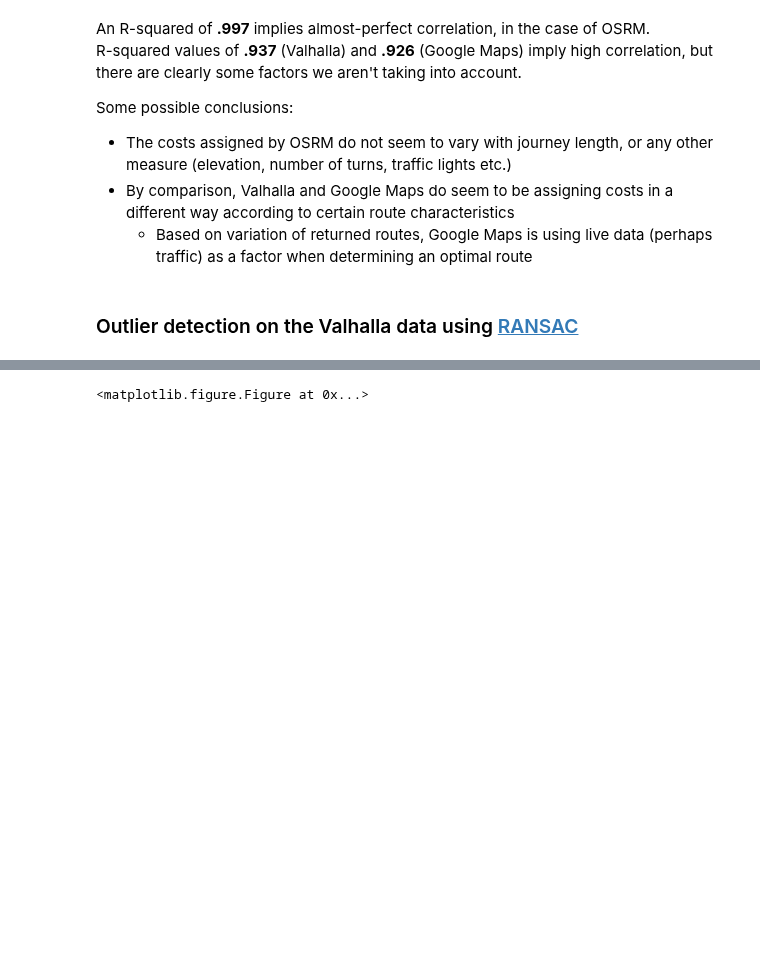
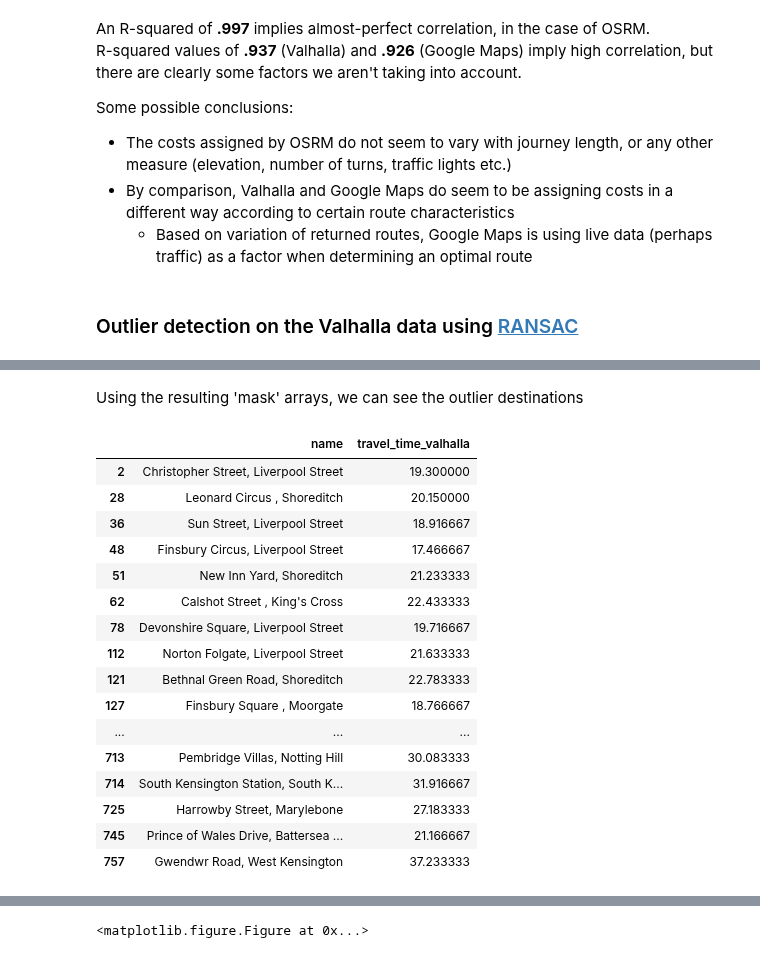
Before and after one commit to urschrei/router_comparison, a Jupyter notebook: OSRM_vs_Valhalla.ipynb, the cells around one changed output, grey strips where cells are left out. Cells and saved outputs as stored; diff of their text form; code cells hidden in the pictures; blank space fills up the shorter version.

```diff
--- a/OSRM_vs_Valhalla.ipynb
+++ b/OSRM_vs_Valhalla.ipynb
@@ -334,0 +344,22 @@ plt.show()
+# %% [markdown]
+Using the resulting 'mask' arrays, we can see the outlier destinations
+# %%
+routes.loc[outlier_mask][['name', 'travel_time_valhalla']]
+# %% [output]
+|  | name | travel_time_valhalla |
+| 2 | Christopher Street, Liverpool Street | 19.300000 |
+| 28 | Leonard Circus , Shoreditch | 20.150000 |
+| 36 | Sun Street, Liverpool Street | 18.916667 |
+| 48 | Finsbury Circus, Liverpool Street | 17.466667 |
+| 51 | New Inn Yard, Shoreditch | 21.233333 |
+| 62 | Calshot Street , King's Cross | 22.433333 |
+| 78 | Devonshire Square, Liverpool Street | 19.716667 |
+| 112 | Norton Folgate, Liverpool Street | 21.633333 |
+| 121 | Bethnal Green Road, Shoreditch | 22.783333 |
+| 127 | Finsbury Square , Moorgate | 18.766667 |
+| ... | ... | ... |
+| 713 | Pembridge Villas, Notting Hill | 30.083333 |
+| 714 | South Kensington Station, South K... | 31.916667 |
+| 725 | Harrowby Street, Marylebone | 27.183333 |
+| 745 | Prince of Wales Drive, Battersea ... | 21.166667 |
+| 757 | Gwendwr Road, West Kensington | 37.233333 |
```
Also changed, not shown: parts of 8 cells of this notebook, 2 other files.
